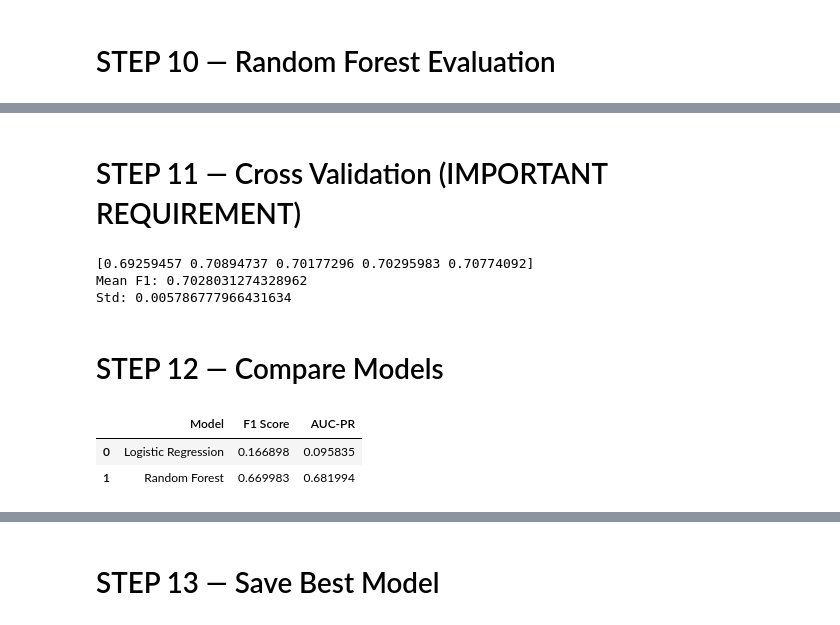
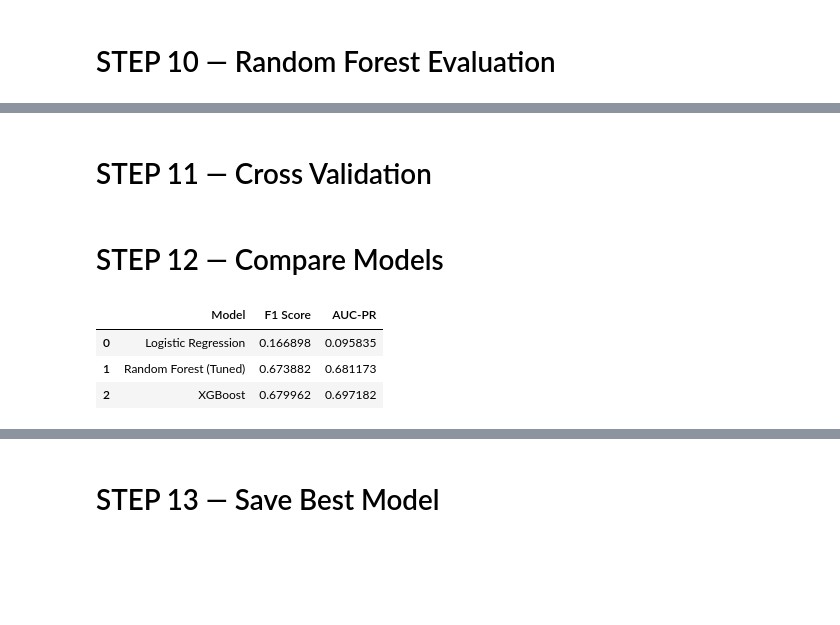
Before and after one commit to hawaebrahimhamid-png/fraud-detection, a Jupyter notebook: notebooks/modeling.ipynb, the cells around one changed output, grey strips where cells are left out. Cells and saved outputs as stored; diff of their text form; code cells hidden in the pictures; blank space fills up the shorter version.

```diff
--- a/notebooks/modeling.ipynb
+++ b/notebooks/modeling.ipynb
@@ -120,3 +162,17 @@ lr = LogisticRegression(
 lr.fit(X_train_smote, y_train_smote)
 # %% [output]
 LogisticRegression(max_iter=1000, random_state=42)
+# %%
+from xgboost import XGBClassifier
+
+xgb = XGBClassifier(
+    n_estimators=200,
+    learning_rate=0.1,
+    max_depth=6,
+    subsample=0.8,
+    colsample_bytree=0.8,
+    random_state=42,
+    eval_metric="logloss"
+)
+
+xgb.fit(X_train_smote, y_train_smote)
@@ -125,5 +194,8 @@ LogisticRegression(max_iter=1000, random_state=42)
 # %%
 y_pred_lr = lr.predict(X_test)
 y_prob_lr = lr.predict_proba(X_test)[:, 1]
+# %%
+y_pred_xgb = xgb.predict(X_test)
+y_prob_xgb = xgb.predict_proba(X_test)[:, 1]
 # %% [markdown]
 # STEP 7 — Evaluation (VERY IMPORTANT)
@@ -163,13 +239,7 @@ weighted avg       0.83      0.47      0.57     25830
 # %% [markdown]
 # STEP 8 — Random Forest Model
 # %%
-from sklearn.ensemble import RandomForestClassifier
-
-rf = RandomForestClassifier(
-    n_estimators=100,
-    max_depth=10,
-    random_state=42
-)
+rf = best_rf
 
 rf.fit(X_train_smote, y_train_smote)
 # %% [output]
@@ -201,49 +272,48 @@ AUC-PR: 0.681993608045396
 weighted avg       0.94      0.95      0.94     25830
 # %% [markdown]
-# STEP 11 — Cross Validation (IMPORTANT REQUIREMENT)
+# STEP 11 — Cross Validation
 # %%
-from sklearn.model_selection import StratifiedKFold, cross_val_score
+# cv = StratifiedKFold(
+#     n_splits=5,
+#     shuffle=True,
+#     random_state=42
+# )
 
-cv = StratifiedKFold(
-    n_splits=5,
-    shuffle=True,
-    random_state=42
-)
+# scores = cross_val_score(
+#     rf,
+#     X,
+#     y,
+#     cv=cv,
+#     scoring="f1"
+# )
 
-scores = cross_val_score(
-    rf,
-    X,
-    y,
-    cv=cv,
-    scoring="f1"
-)
-
-print(scores)
-print("Mean F1:", scores.mean())
-print("Std:", scores.std())
+# print(scores)
+# print("Mean F1:", scores.mean())
+# print("Std:", scores.std())
-# %% [output]
-[0.69259457 0.70894737 0.70177296 0.70295983 0.70774092]
-Mean F1: 0.7028031274328962
-Std: 0.005786777966431634
 # %% [markdown]
 # STEP 12 — Compare Models
 # %%
-import pandas as pd
-
 results = pd.DataFrame({
-    "Model": ["Logistic Regression", "Random Forest"],
+    "Model": [
+        "Logistic Regression",
+        "Random Forest (Tuned)",
+        "XGBoost"
+    ],
     "F1 Score": [
         f1_score(y_test, y_pred_lr),
-        f1_score(y_test, y_pred_rf)
+        f1_score(y_test, y_pred_rf),
+        f1_score(y_test, y_pred_xgb)
     ],
     "AUC-PR": [
         average_precision_score(y_test, y_prob_lr),
-        average_precision_score(y_test, y_prob_rf)
+        average_precision_score(y_test, y_prob_rf),
+        average_precision_score(y_test, y_prob_xgb)
     ]
 })
 
 results
 # %% [output]
 |  | Model | F1 Score | AUC-PR |
 | 0 | Logistic Regression | 0.166898 | 0.095835 |
-| 1 | Random Forest | 0.669983 | 0.681994 |
+| 1 | Random Forest (Tuned) | 0.673882 | 0.681173 |
+| 2 | XGBoost | 0.679962 | 0.697182 |
```
Also changed, not shown: parts of 27 cells of this notebook, 2 other files.
